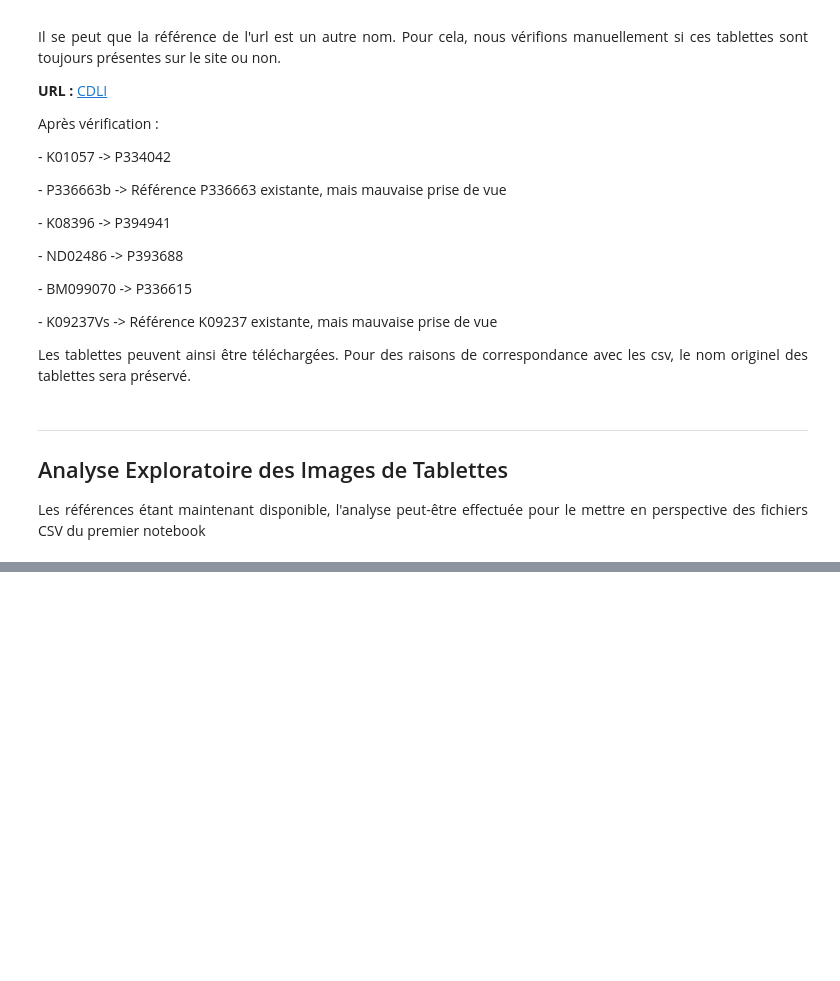
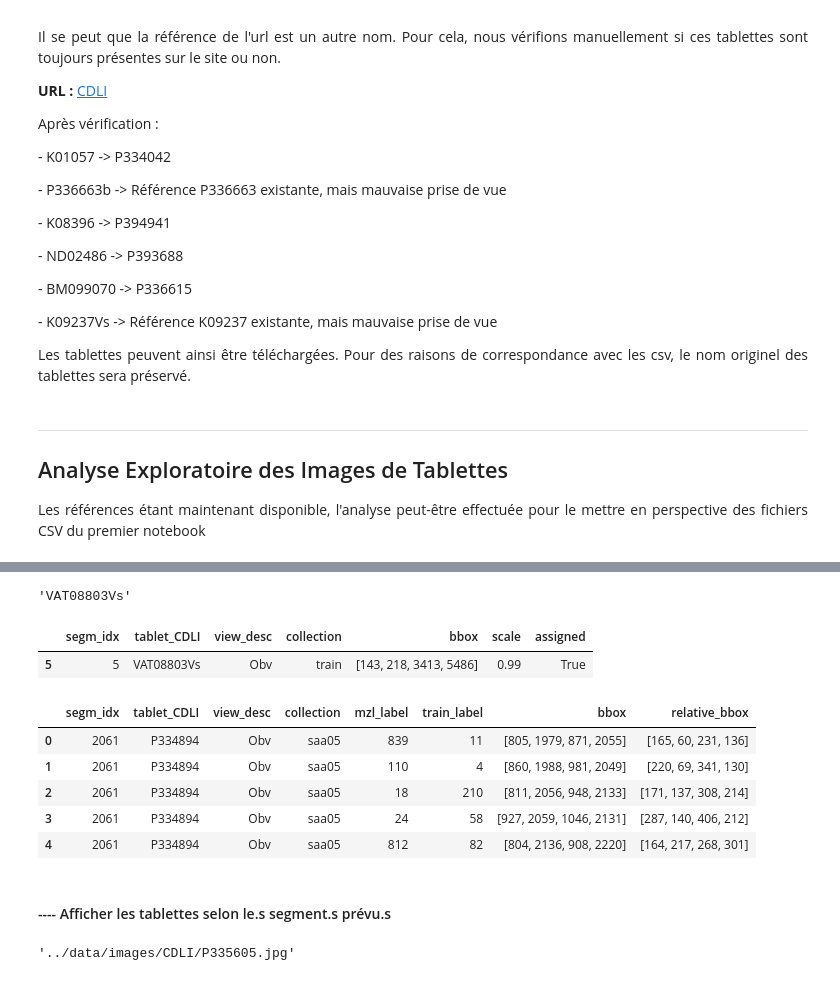
Before and after one commit to CharleyDL/Aissyr, a Jupyter notebook: notebook/notebook_part2_-_EDA_IMAGES.ipynb, the cells around one changed output, grey strips where cells are left out. Saved outputs shown, nothing was run; the diff lists cells and outputs as text; code cells hidden in the pictures; blank space fills up the shorter version.

```diff
--- a/notebook/notebook_part2_-_EDA_IMAGES.ipynb
+++ b/notebook/notebook_part2_-_EDA_IMAGES.ipynb
@@ -245,0 +301,46 @@ Les références étant maintenant disponible, l'analyse peut-être effectuée p
+# %%
+## -- Load the train annotations bbox and segments
+bbox_df = pd.read_csv('../data/annotations/bbox_annotations_train_full.csv')
+segments_df = pd.read_csv('../data/segments/tablet_segments_train.csv')
+
+## -- Pick a random tablet in train set
+tablets_from_train = segments_df['tablet_CDLI'].unique().tolist()
+random_tablet = random.choice(tablets_from_train)
+# %%
+random_tablet
+# %% [output]
+'VAT08803Vs'
+# %%
+## -- Get the segment for the random tablet
+segm_ref = segments_df[segments_df['tablet_CDLI'].isin([random_tablet])]
+
+## -- Convert bbox into a np.array to use later
+segm_ref['bbox'] = segm_ref['bbox'].apply(literal_eval).apply(np.array)
+
+# print(segm_ref['bbox'])
+
+segm_ref
+# %% [output]
+|  | segm_idx | tablet_CDLI | view_desc | collection | bbox | scale | assigned |
+| 5 | 5 | VAT08803Vs | Obv | train | [143, 218, 3413, 5486] | 0.99 | True |
+# %%
+## -- Get the bbox for the random tablet
+bbox_ref = bbox_df[bbox_df['tablet_CDLI'].isin([random_tablet])]
+
+## -- Convert bbox and relative_bbox into a np.array to use later
+bbox_ref['bbox'] = bbox_ref['bbox'].apply(literal_eval).apply(np.array)
+bbox_ref['relative_bbox'] = bbox_ref['relative_bbox'].apply(literal_eval).apply(np.array)
+
+# print(bbox_ref['bbox'])
+# print(bbox_ref['relative_bbox'])
+
+bbox_df.head()
+# %% [output]
+|  | segm_idx | tablet_CDLI | view_desc | collection | mzl_label | train_label | bbox | relative_bbox |
+| 0 | 2061 | P334894 | Obv | saa05 | 839 | 11 | [805, 1979, 871, 2055] | [165, 60, 231, 136] |
+| 1 | 2061 | P334894 | Obv | saa05 | 110 | 4 | [860, 1988, 981, 2049] | [220, 69, 341, 130] |
+| 2 | 2061 | P334894 | Obv | saa05 | 18 | 210 | [811, 2056, 948, 2133] | [171, 137, 308, 214] |
+| 3 | 2061 | P334894 | Obv | saa05 | 24 | 58 | [927, 2059, 1046, 2131] | [287, 140, 406, 212] |
+| 4 | 2061 | P334894 | Obv | saa05 | 812 | 82 | [804, 2136, 908, 2220] | [164, 217, 268, 301] |
+# %% [markdown]
+#### ---- Afficher les tablettes selon le.s segment.s prévu.s
@@ -245,0 +351,5 @@ Les références étant maintenant disponible, l'analyse peut-être effectuée p
+# %%
+matching_element = next((img for img in img_list if random_tablet in img), None)
+matching_element
+# %% [output]
+'../data/images/CDLI/P335605.jpg'
```
Also changed, not shown: parts of 7 cells of this notebook, 2 other files.
